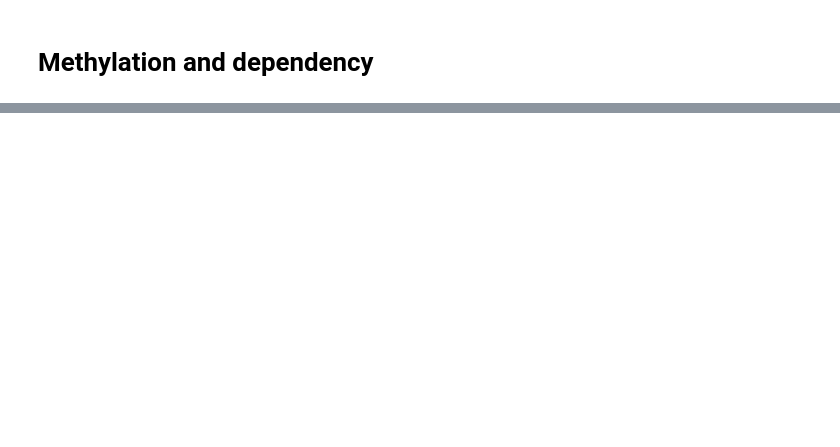
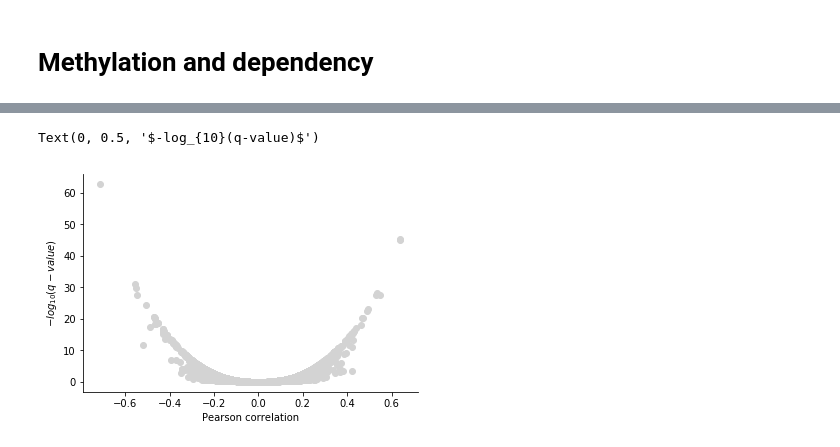
Before and after one commit to kevinhu/ccle-2019-analysis, a Jupyter notebook: notebooks/figure2_methylation-dependencies.ipynb, the cells around one changed output, grey strips where cells are left out. Cells and saved outputs as stored; diff of their text form; code cells hidden in the pictures; blank space fills up the shorter version.

```diff
--- a/notebooks/figure2_methylation-dependencies.ipynb
+++ b/notebooks/figure2_methylation-dependencies.ipynb
@@ -143,7 +145,7 @@ def meth_dependency_correlate(row, dependency_set):
     meth_name = row["gene1_loci"]
     dependency_name = row["gene2_name"]
 
-    meth = tss1kb_meth[meth_name].dropna()
+    meth = tssclust_meth[meth_name].dropna()
     dependency = dependency_set[dependency_name].dropna()
 
     meth, dependency = meth.align(dependency, axis=0, join="inner")
@@ -168,3 +170,23 @@ string_select_achilles = string_select_achilles.progress_apply(meth_dependency_c
 [interactive output not drawn]
 [interactive output not drawn]
 [interactive output not drawn]
+# %%
+string_select_avana["qval"] = multipletests(string_select_avana["pval"], alpha=0.01, method="fdr_bh")[1]
+string_select_drive["qval"] = multipletests(string_select_drive["pval"], alpha=0.01, method="fdr_bh")[1]
+string_select_achilles["qval"] = multipletests(string_select_achilles["pval"], alpha=0.01, method="fdr_bh")[1]
+# %%
+ax = plt.subplot(111)
+
+plt.scatter(string_select_avana["corr"],
+            -np.log10(string_select_avana["qval"]),
+            c="lightgray"
+           )
+
+ax.spines["top"].set_visible(False)
+ax.spines["right"].set_visible(False)
+
+plt.xlabel("Pearson correlation")
+plt.ylabel("$-log_{10}(q-value)$")
+# %% [output]
+Text(0, 0.5, '$-log_{10}(q-value)$')
+[figure, added]
```
Also changed, not shown: parts of 5 cells of this notebook, 1 other file.
